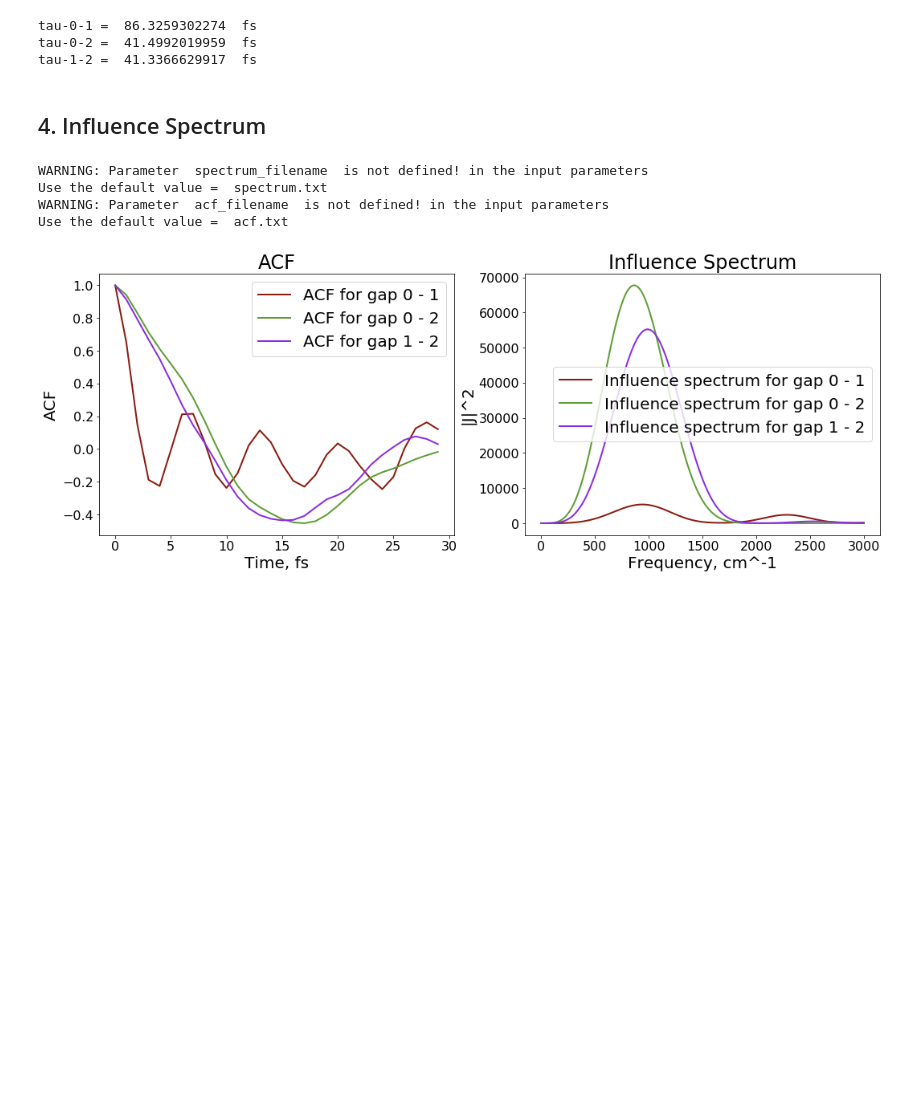
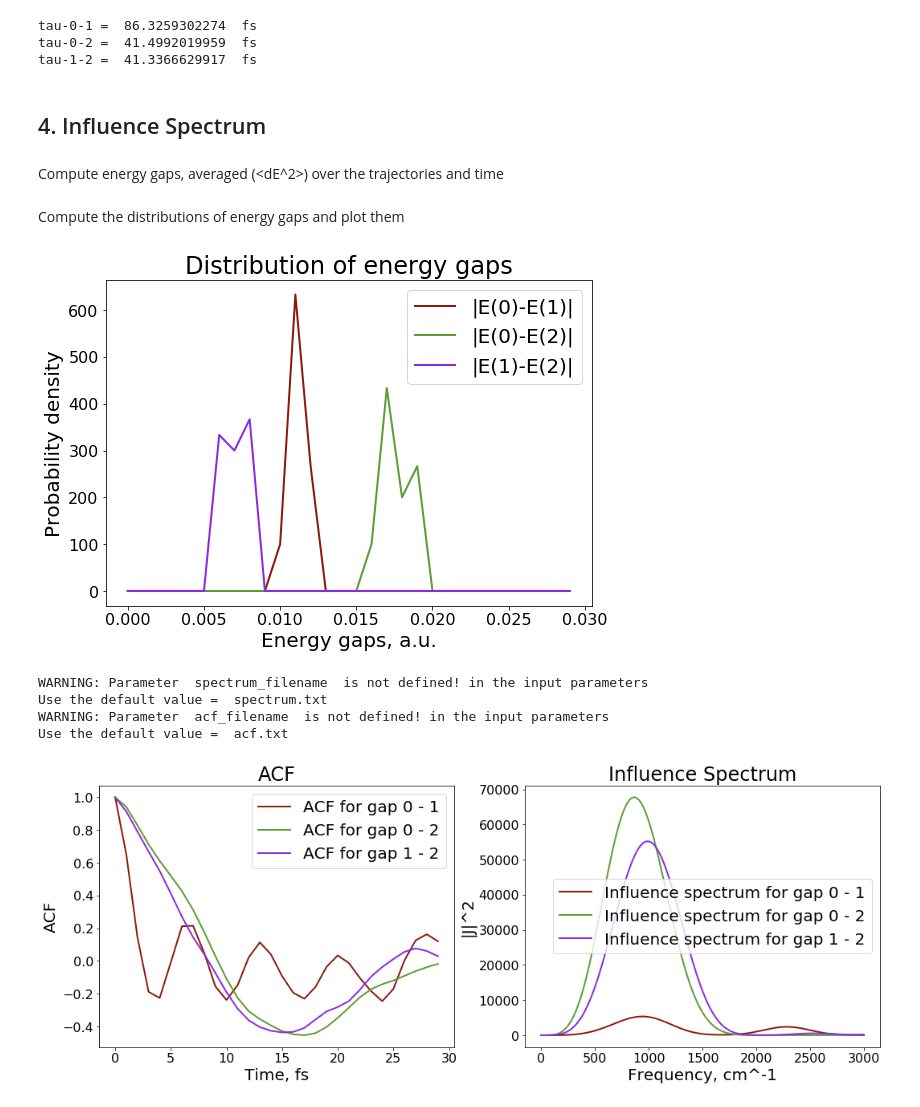
Before and after one commit to Quantum-Dynamics-Hub/libra-code, a Jupyter notebook: notebooks/Example9_NAMD/step4/DO_NAMD.ipynb, the cells around one changed output. Saved outputs shown, nothing was run; the diff lists cells and outputs as text; code cells hidden in the pictures; blank space fills up the shorter version.

```diff
--- a/notebooks/Example9_NAMD/step4/DO_NAMD.ipynb
+++ b/notebooks/Example9_NAMD/step4/DO_NAMD.ipynb
@@ -190,8 +295,35 @@ tau-0-2 =  41.4992019959  fs
 tau-1-2 =  41.3366629917  fs
 # %% [markdown]
 ## 4. Influence Spectrum
+# %% [markdown]
+Compute energy gaps, averaged (<dE^2>) over the trajectories and time
 # %%
 dE = decoherence_times.energy_gaps_ave(Hvib, itimes, nsteps)
+# %% [markdown]
+Compute the distributions of energy gaps and plot them
+# %%
+states = [0, 1, 2]
+nst = len(states)
+
+plt.figure(1, figsize=(9, 6)) # dpi=300, frameon=False)
+plt.subplot(1,1,1)
+plt.title('Distribution of energy gaps')
+plt.xlabel('Energy gaps, a.u.')
+plt.ylabel('Probability density')
+cnt = 0
+for i in xrange(nst):
+    st1 = states[i]
+    for j in xrange(i+1, nst):
+        st2 = states[j]
+        bin_supp, dens, cum = data_stat.cmat_distrib(dE, st1, st2, 0, 0.0, 0.03, 0.001)
+        plt.plot(bin_supp, dens, label='|E(%i)-E(%i)|' % (st1, st2), linewidth=2, color = colors[clrs_index[cnt]])
+        cnt = cnt + 1
+plt.legend()
+
+plt.show()
+plt.close()
+# %% [output]
+[figure, added]
 # %%
 params = {}
 params["dt"] = 1.0        # MD timestep in fs
```
Also changed, not shown: parts of 5 cells of this notebook, 6 other files.
